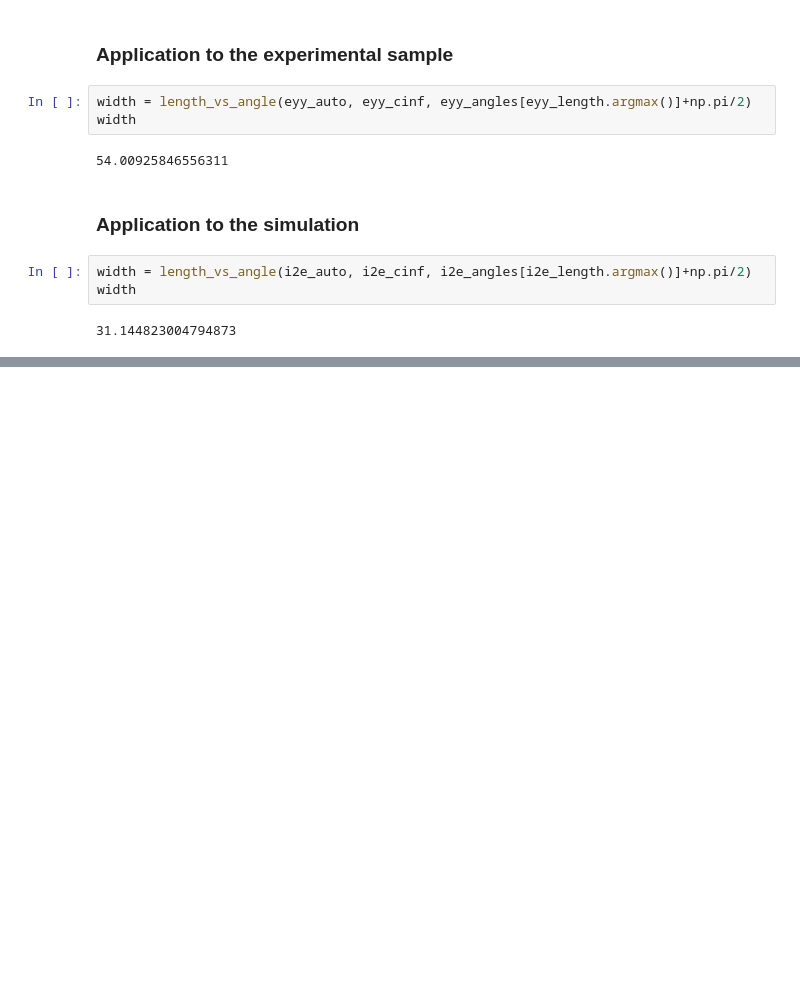
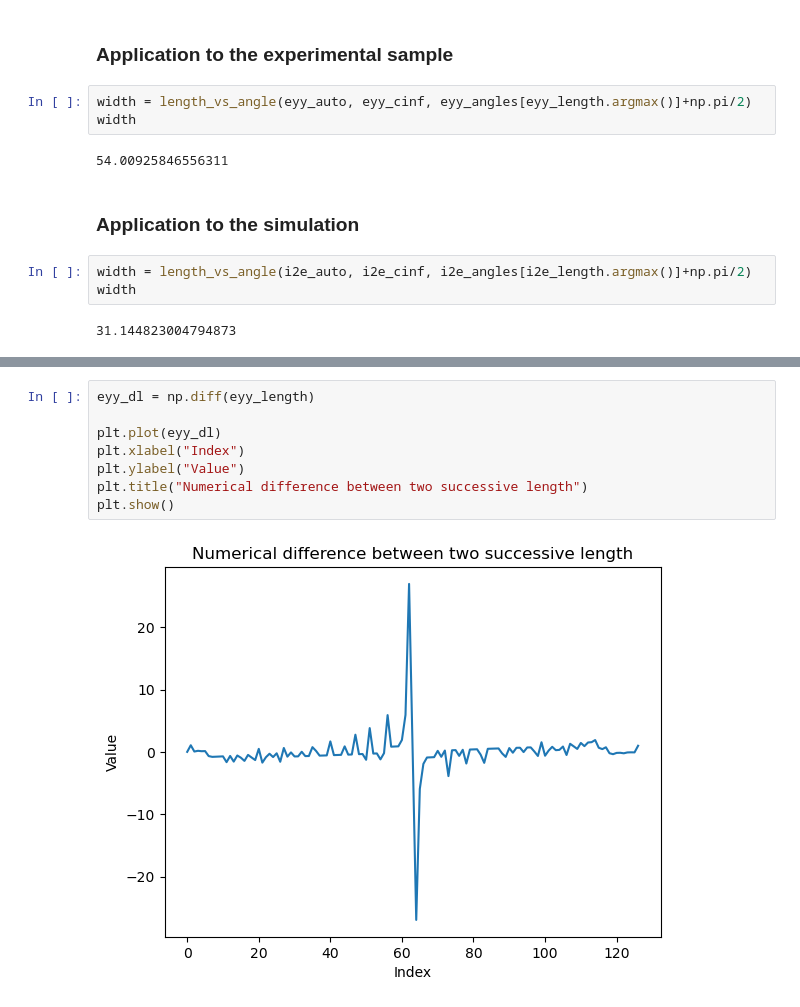
Before and after one commit to julienVLNT/drafts, a Jupyter notebook: 08_Length_vs_Angle.ipynb, the cells around one changed output, grey strips where cells are left out. Drawn from its saved outputs; the diff is of its cells as text; blank space fills up the shorter version.

```diff
--- a/08_Length_vs_Angle.ipynb
+++ b/08_Length_vs_Angle.ipynb
@@ -497,0 +504,10 @@ width
+# %%
+eyy_dl = np.diff(eyy_length)
+
+plt.plot(eyy_dl)
+plt.xlabel("Index")
+plt.ylabel("Value")
+plt.title("Numerical difference between two successive length")
+plt.show()
+# %% [output]
+[figure, added]
```
Also changed, not shown: parts of 7 cells of this notebook.
